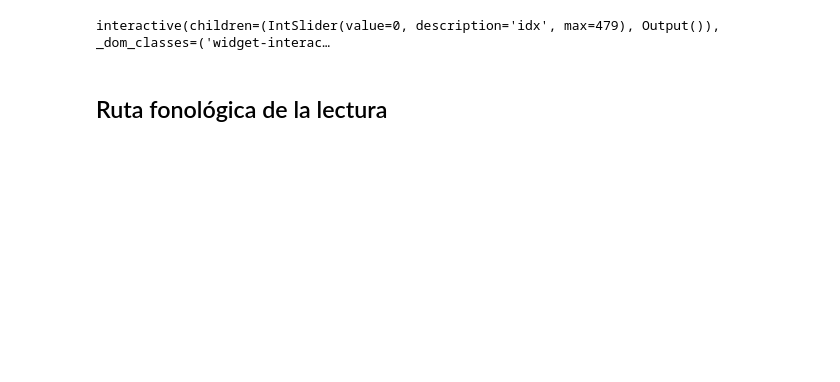
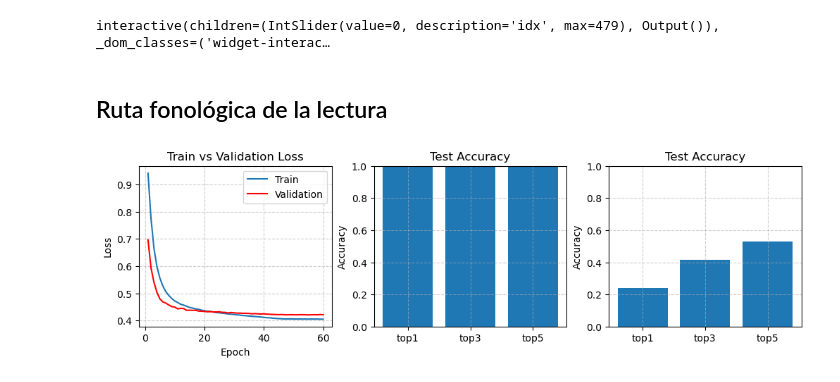
Before and after one commit to martindsq/from-speech, a Jupyter notebook: notebooks/Untitled-Copy1.ipynb, the cells around one changed output. Drawn from its saved outputs; the diff is of its cells as text; code cells hidden in the pictures; blank space fills up the shorter version.

```diff
--- a/notebooks/Untitled-Copy1.ipynb
+++ b/notebooks/Untitled-Copy1.ipynb
@@ -453,0 +434,15 @@ train_history = cargar_checkpoint(net, folder=checkpoints_path / "paired", silen
+# %%
+from cowaver.checkpoints import cargar_checkpoint
+
+phonological_route_net = PhonologicalRouteNet()
+train_history = cargar_checkpoint(phonological_route_net, folder=checkpoints_path / "visual", silent=True)
+training_test_results = evaluar_red(phonological_route_net, training_data)
+generalization_test_results = evaluar_red(phonological_route_net, generalization_data)
+
+fig, axes = plt.subplots(1, 3, figsize=(10, 3), layout="constrained")
+graficar_train_history(train_history, ax=axes[0])
+graficar_test_results(training_test_results, ax=axes[1])
+graficar_test_results(generalization_test_results, ax=axes[2])
+plt.show()
+# %% [output]
+[figure, added]
```
Also changed, not shown: parts of 15 cells of this notebook, 2 other files.
